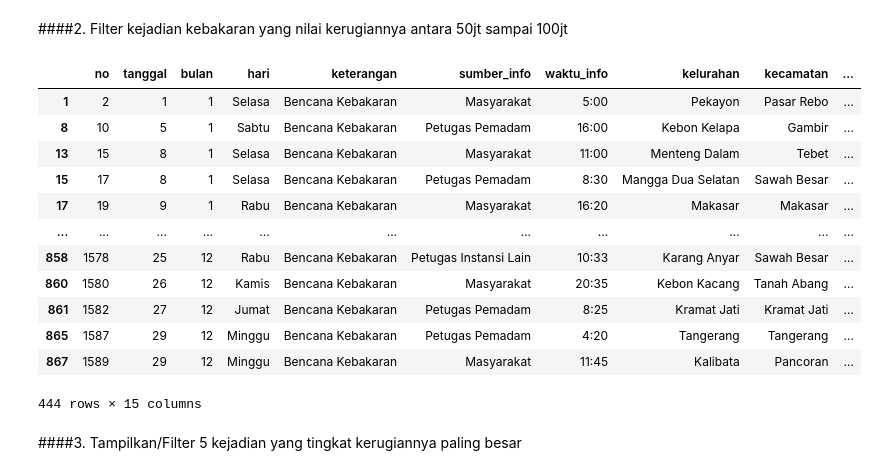
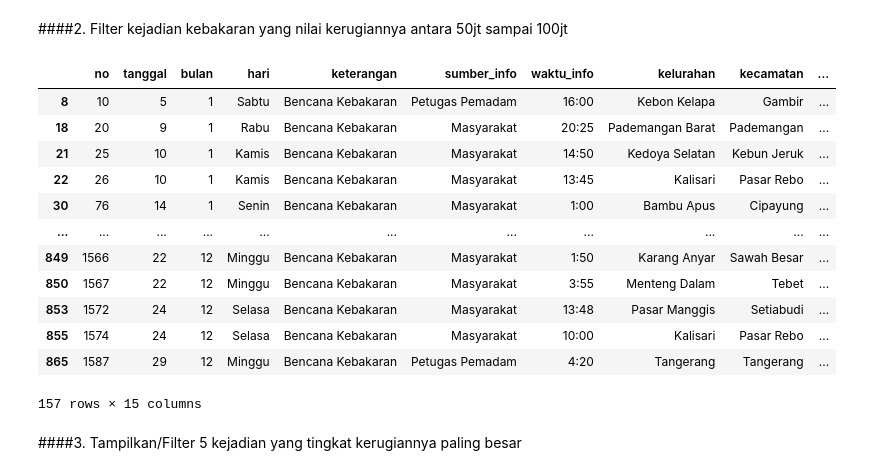
Before and after one commit to ruang-belajar/notebook-statistik-2-Yaphiwww, a Jupyter notebook: notebook1.ipynb, the cells around one changed output. Saved outputs shown, nothing was run; the diff lists cells and outputs as text; code cells hidden in the pictures.

```diff
--- a/notebook1.ipynb
+++ b/notebook1.ipynb
@@ -56,22 +56,22 @@ df2
 # %% [markdown]
 ####2. Filter kejadian kebakaran yang nilai kerugiannya antara 50jt sampai 100jt
 # %%
-df3 = df[df.kerugian.between (5000000 , 100000000)]
+df3 = df[(df.kerugian >= 50000000) & (df.kerugian <= 100000000)]
 df3
 # %% [output]
 |  | no | tanggal | bulan | hari | keterangan | sumber_info | waktu_info | kelurahan | kecamatan | ... |
-| 1 | 2 | 1 | 1 | Selasa | Bencana Kebakaran | Masyarakat | 5:00 | Pekayon | Pasar Rebo | ... |
 | 8 | 10 | 5 | 1 | Sabtu | Bencana Kebakaran | Petugas Pemadam | 16:00 | Kebon Kelapa | Gambir | ... |
-| 13 | 15 | 8 | 1 | Selasa | Bencana Kebakaran | Masyarakat | 11:00 | Menteng Dalam | Tebet | ... |
-| 15 | 17 | 8 | 1 | Selasa | Bencana Kebakaran | Petugas Pemadam | 8:30 | Mangga Dua Selatan | Sawah Besar | ... |
-| 17 | 19 | 9 | 1 | Rabu | Bencana Kebakaran | Masyarakat | 16:20 | Makasar | Makasar | ... |
+| 18 | 20 | 9 | 1 | Rabu | Bencana Kebakaran | Masyarakat | 20:25 | Pademangan Barat | Pademangan | ... |
+| 21 | 25 | 10 | 1 | Kamis | Bencana Kebakaran | Masyarakat | 14:50 | Kedoya Selatan | Kebun Jeruk | ... |
+| 22 | 26 | 10 | 1 | Kamis | Bencana Kebakaran | Masyarakat | 13:45 | Kalisari | Pasar Rebo | ... |
+| 30 | 76 | 14 | 1 | Senin | Bencana Kebakaran | Masyarakat | 1:00 | Bambu Apus | Cipayung | ... |
 | ... | ... | ... | ... | ... | ... | ... | ... | ... | ... | ... |
-| 858 | 1578 | 25 | 12 | Rabu | Bencana Kebakaran | Petugas Instansi Lain | 10:33 | Karang Anyar | Sawah Besar | ... |
-| 860 | 1580 | 26 | 12 | Kamis | Bencana Kebakaran | Masyarakat | 20:35 | Kebon Kacang | Tanah Abang | ... |
-| 861 | 1582 | 27 | 12 | Jumat | Bencana Kebakaran | Petugas Pemadam | 8:25 | Kramat Jati | Kramat Jati | ... |
+| 849 | 1566 | 22 | 12 | Minggu | Bencana Kebakaran | Masyarakat | 1:50 | Karang Anyar | Sawah Besar | ... |
+| 850 | 1567 | 22 | 12 | Minggu | Bencana Kebakaran | Masyarakat | 3:55 | Menteng Dalam | Tebet | ... |
+| 853 | 1572 | 24 | 12 | Selasa | Bencana Kebakaran | Masyarakat | 13:48 | Pasar Manggis | Setiabudi | ... |
+| 855 | 1574 | 24 | 12 | Selasa | Bencana Kebakaran | Masyarakat | 10:00 | Kalisari | Pasar Rebo | ... |
 | 865 | 1587 | 29 | 12 | Minggu | Bencana Kebakaran | Petugas Pemadam | 4:20 | Tangerang | Tangerang | ... |
-| 867 | 1589 | 29 | 12 | Minggu | Bencana Kebakaran | Masyarakat | 11:45 | Kalibata | Pancoran | ... |
-444 rows × 15 columns
+157 rows × 15 columns
 # %% [markdown]
 ####3. Tampilkan/Filter 5 kejadian yang tingkat kerugiannya paling besar
 # %%
```
Also changed, not shown: parts of 1 cell of this notebook.
